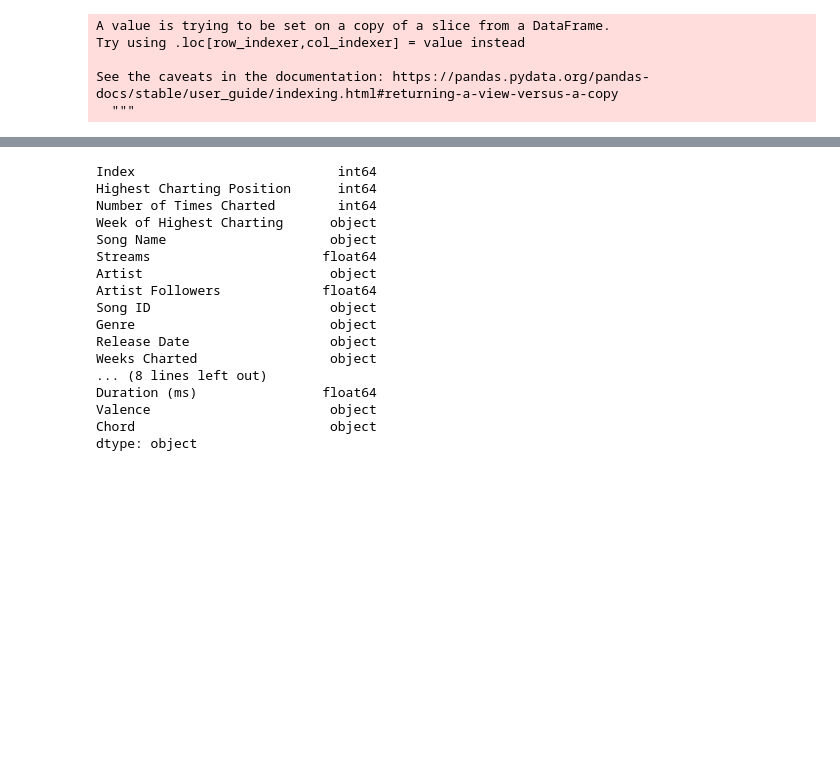
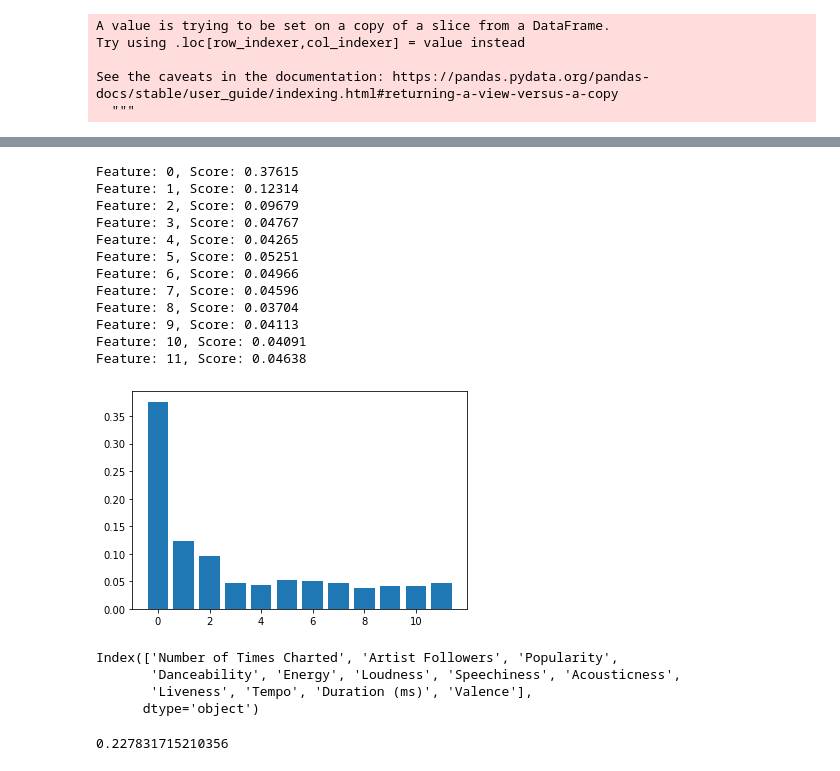
Before and after one commit to akankshakumar91/SpotifyDataset2020_Analysis, a Jupyter notebook: Spotify2020_Analysis.ipynb, the cells around one changed output, grey strips where cells are left out. Cells and saved outputs as stored; diff of their text form; code cells hidden in the pictures; blank space fills up the shorter version.

```diff
--- a/Spotify2020_Analysis.ipynb
+++ b/Spotify2020_Analysis.ipynb
@@ -92,6 +90,8 @@ list_chat = ['Week of Highest Charting', 'Song Name', 'Artist', 'Song ID', 'Genr
 list_dates = ['Week of Highest Charting', 'Release Date', 'Weeks Charted']
 
 list_inelig = [' ', '']
+
+target = ['Highest Charting Position']
 # %%
 # Print column indexes for a data frame
 
@@ -243,20 +222,58 @@ df.filter(items=[' ', '', np.NaN, 'Ed Sheeran'], axis=0)
 # %%
-df.dtypes
+df = dfall
-# %% [output]
-Index                          int64
-Highest Charting Position      int64
-Number of Times Charted        int64
-Week of Highest Charting      object
-Song Name                     object
-Streams                      float64
-Artist                        object
-Artist Followers             float64
-Song ID                       object
-Genre                         object
-Release Date                  object
-Weeks Charted                 object
-... (8 lines left out)
-Duration (ms)                float64
-Valence                       object
-Chord                         object
-dtype: object
+# %%
+# dropping more columns
+
+list_cols_drop = ['Weeks Charted','Week of Highest Charting', 'Release Date']
+df = df.drop(list_cols_drop, axis=1)
+# %%
+
+
+y = df[target]
+df_x = df[list_quant]
+X = df_x.drop(target, axis=1)
+X = df_x.drop(['Streams', 'Index', 'Highest Charting Position'],axis=1)
+
+
+X_train, X_test, y_train, y_test = train_test_split(X, y, test_size=0.33, random_state=42)
+# %%
+# Feature Selection
+
+model = RandomForestRegressor()
+model.fit(X_train, y_train)
+importance = model.feature_importances_
+
+# summarize feature importance
+for i,v in enumerate(importance):
+	print('Feature: %0d, Score: %.5f' % (i,v))
+# plot feature importance
+pyplot.bar([x for x in range(len(importance))], importance)
+pyplot.show()
+# %% [output]
+Feature: 0, Score: 0.37615
+Feature: 1, Score: 0.12314
+Feature: 2, Score: 0.09679
+Feature: 3, Score: 0.04767
+Feature: 4, Score: 0.04265
+Feature: 5, Score: 0.05251
+Feature: 6, Score: 0.04966
+Feature: 7, Score: 0.04596
+Feature: 8, Score: 0.03704
+Feature: 9, Score: 0.04113
+Feature: 10, Score: 0.04091
+Feature: 11, Score: 0.04638
+[figure, added]
+# %%
+X.columns
+# %% [output]
+Index(['Number of Times Charted', 'Artist Followers', 'Popularity',
+       'Danceability', 'Energy', 'Loudness', 'Speechiness', 'Acousticness',
+       'Liveness', 'Tempo', 'Duration (ms)', 'Valence'],
+      dtype='object')
+# %%
+clf = RandomForestClassifier(n_estimators=100)
+clf.fit(X_train,y_train)
+scores = cross_val_score(clf, X, y, cv=5)
+scores.mean()
+# %% [output]
+0.227831715210356
```
Also changed, not shown: parts of 11 cells of this notebook.
